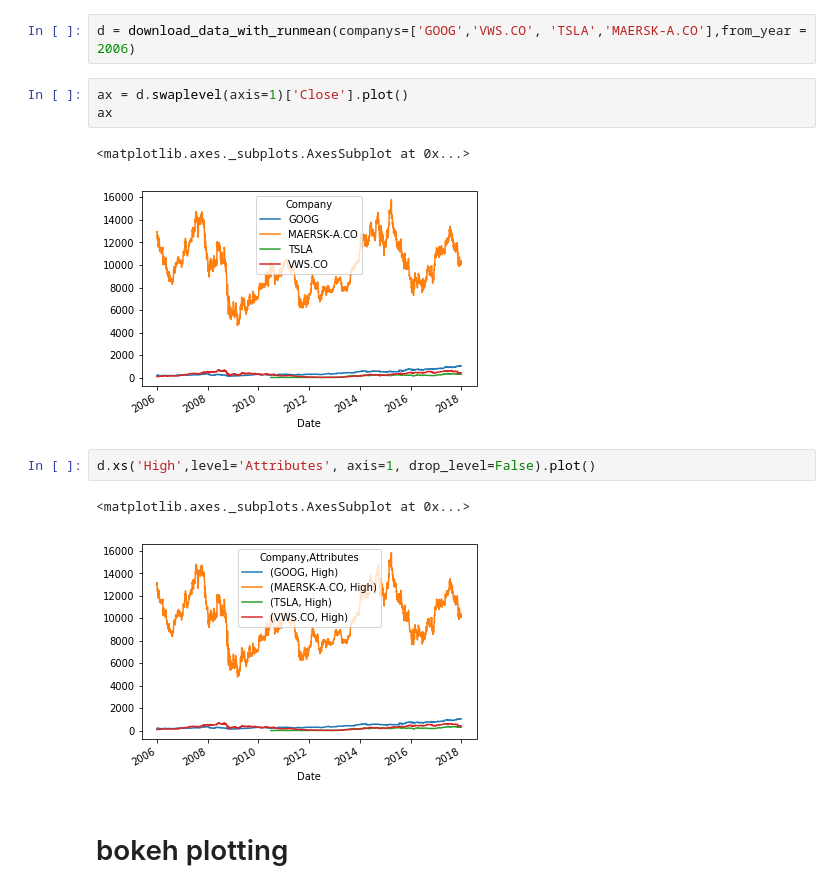
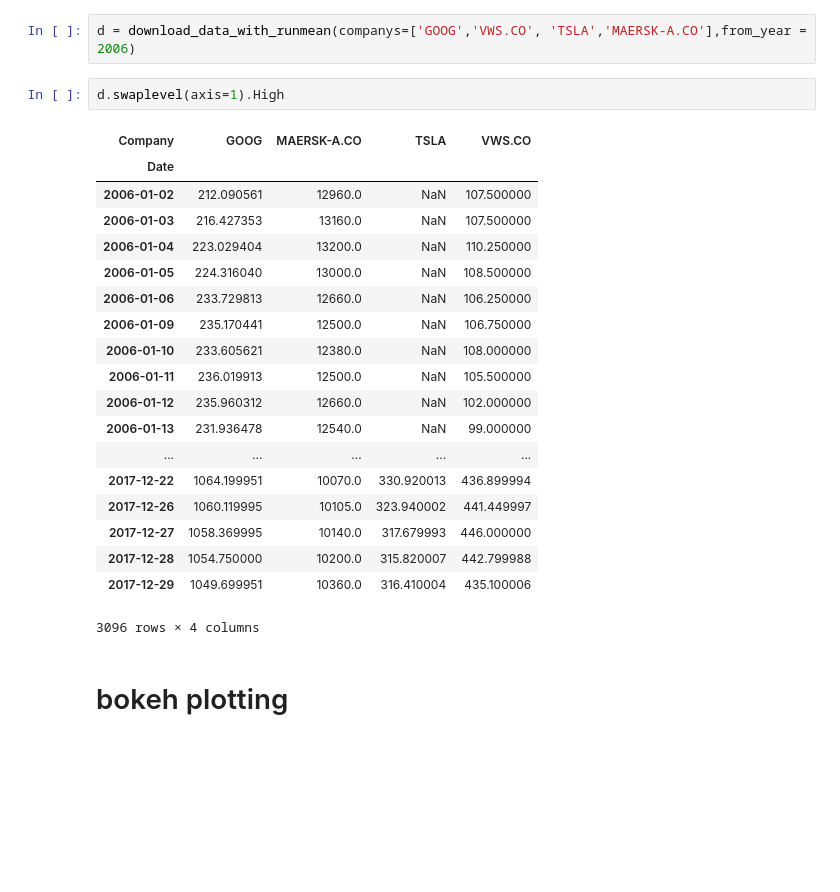
Before and after one commit to NumEconCopenhagen/projects-2019-unity, a Jupyter notebook: dataproject/dataproject/Askers rod/Using the download function.ipynb, the cells around one changed output. Saved outputs shown, nothing was run; the diff lists cells and outputs as text; blank space fills up the shorter version.

```diff
--- a/dataproject/dataproject/Askers rod/Using the download function.ipynb
+++ b/dataproject/dataproject/Askers rod/Using the download function.ipynb
@@ -7,16 +7,27 @@ from price_with_runmean_downloadfunc import download_data_with_runmean
 # %%
 d = download_data_with_runmean(companys=['GOOG','VWS.CO', 'TSLA','MAERSK-A.CO'],from_year = 2006)
 # %%
-ax = d.swaplevel(axis=1)['Close'].plot()
-ax
+d.swaplevel(axis=1).High
 # %% [output]
+| Company | GOOG | MAERSK-A.CO | TSLA | VWS.CO |
+| Date |  |  |  |  |
+| 2006-01-02 | 212.090561 | 12960.0 | NaN | 107.500000 |
+| 2006-01-03 | 216.427353 | 13160.0 | NaN | 107.500000 |
+| 2006-01-04 | 223.029404 | 13200.0 | NaN | 110.250000 |
+| 2006-01-05 | 224.316040 | 13000.0 | NaN | 108.500000 |
+| 2006-01-06 | 233.729813 | 12660.0 | NaN | 106.250000 |
+| 2006-01-09 | 235.170441 | 12500.0 | NaN | 106.750000 |
+| 2006-01-10 | 233.605621 | 12380.0 | NaN | 108.000000 |
+| 2006-01-11 | 236.019913 | 12500.0 | NaN | 105.500000 |
+| 2006-01-12 | 235.960312 | 12660.0 | NaN | 102.000000 |
+| 2006-01-13 | 231.936478 | 12540.0 | NaN | 99.000000 |
+| ... | ... | ... | ... | ... |
+| 2017-12-22 | 1064.199951 | 10070.0 | 330.920013 | 436.899994 |
+| 2017-12-26 | 1060.119995 | 10105.0 | 323.940002 | 441.449997 |
+| 2017-12-27 | 1058.369995 | 10140.0 | 317.679993 | 446.000000 |
+| 2017-12-28 | 1054.750000 | 10200.0 | 315.820007 | 442.799988 |
+| 2017-12-29 | 1049.699951 | 10360.0 | 316.410004 | 435.100006 |
-<matplotlib.axes._subplots.AxesSubplot at 0x...>
+3096 rows × 4 columns
-[figure, removed]
-# %%
-d.xs('High',level='Attributes', axis=1, drop_level=False).plot()
-# %% [output]
-<matplotlib.axes._subplots.AxesSubplot at 0x...>
-[figure, removed]
 # %% [markdown]
 # bokeh plotting
 # %%
```
Also changed, not shown: parts of 1 cell of this notebook, 2 other files.
